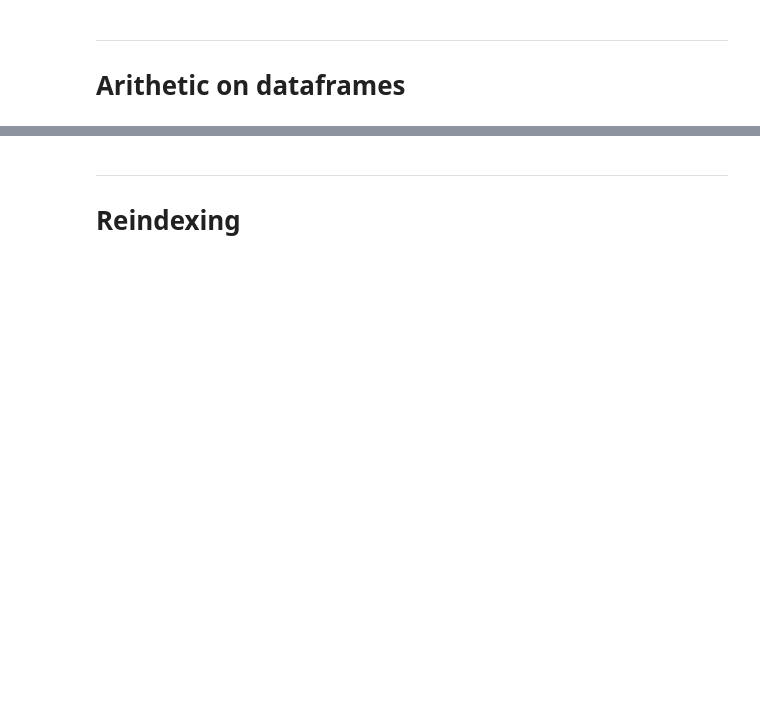
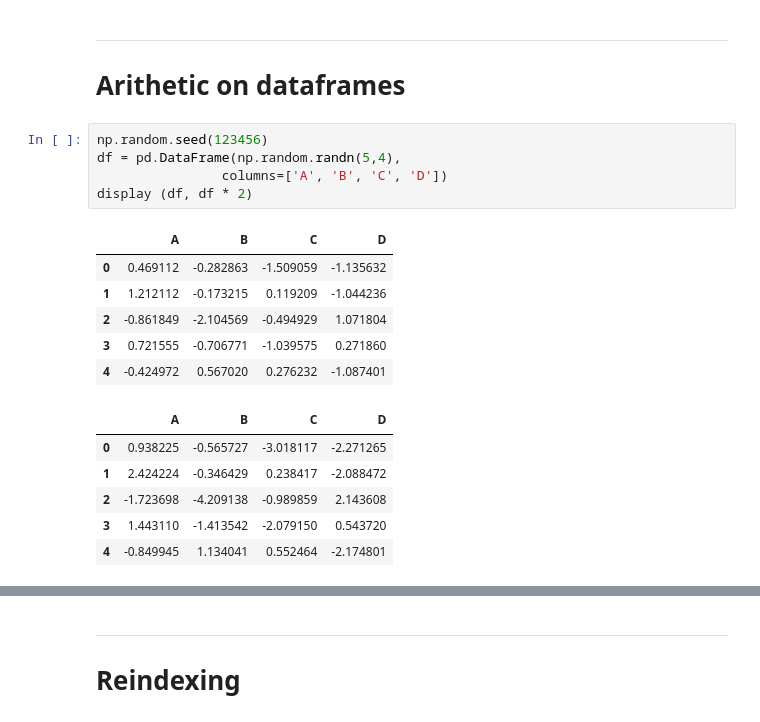
Before and after one commit to JorchRL/PandasForFinance, a Jupyter notebook: ch2-series-and-dataframes/series.ipynb, the cells around one changed output, grey strips where cells are left out. Cells and saved outputs as stored; diff of their text form; blank space fills up the shorter version.

```diff
--- a/ch2-series-and-dataframes/series.ipynb
+++ b/ch2-series-and-dataframes/series.ipynb
@@ -370,3 +437,21 @@ sp500.iat[0,1]
 # %% [markdown]
 ----------
 # Arithetic on dataframes
+# %%
+np.random.seed(123456)
+df = pd.DataFrame(np.random.randn(5,4),
+                columns=['A', 'B', 'C', 'D'])
+display (df, df * 2)
+# %% [output]
+|  | A | B | C | D |
+| 0 | 0.469112 | -0.282863 | -1.509059 | -1.135632 |
+| 1 | 1.212112 | -0.173215 | 0.119209 | -1.044236 |
+| 2 | -0.861849 | -2.104569 | -0.494929 | 1.071804 |
+| 3 | 0.721555 | -0.706771 | -1.039575 | 0.271860 |
+| 4 | -0.424972 | 0.567020 | 0.276232 | -1.087401 |
+|  | A | B | C | D |
+| 0 | 0.938225 | -0.565727 | -3.018117 | -2.271265 |
+| 1 | 2.424224 | -0.346429 | 0.238417 | -2.088472 |
+| 2 | -1.723698 | -4.209138 | -0.989859 | 2.143608 |
+| 3 | 1.443110 | -1.413542 | -2.079150 | 0.543720 |
+| 4 | -0.849945 | 1.134041 | 0.552464 | -2.174801 |
```
Also changed, not shown: parts of 39 cells of this notebook.
